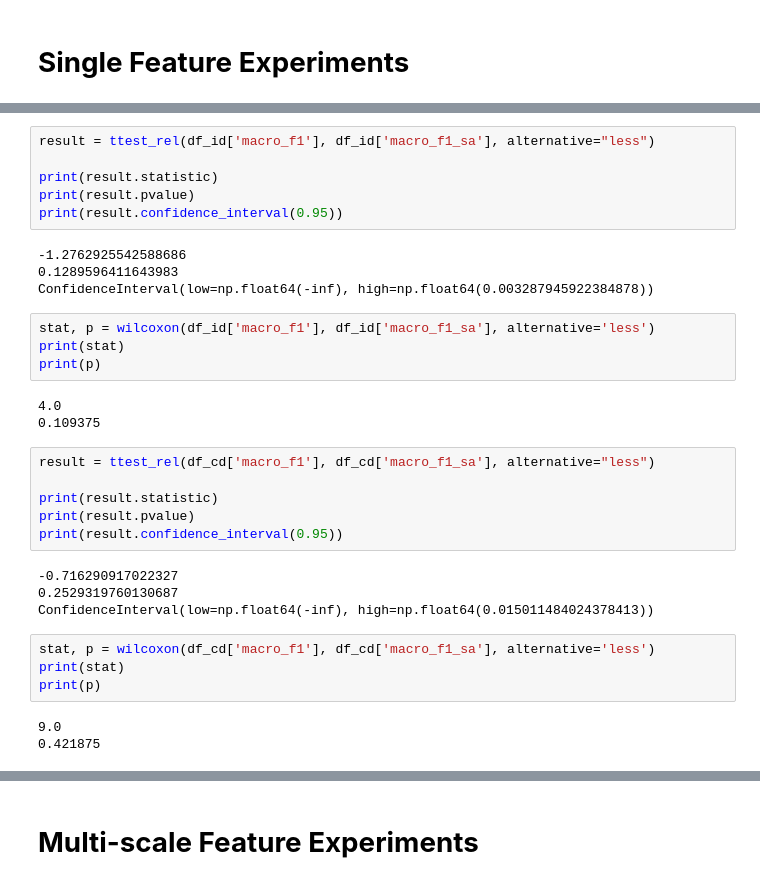
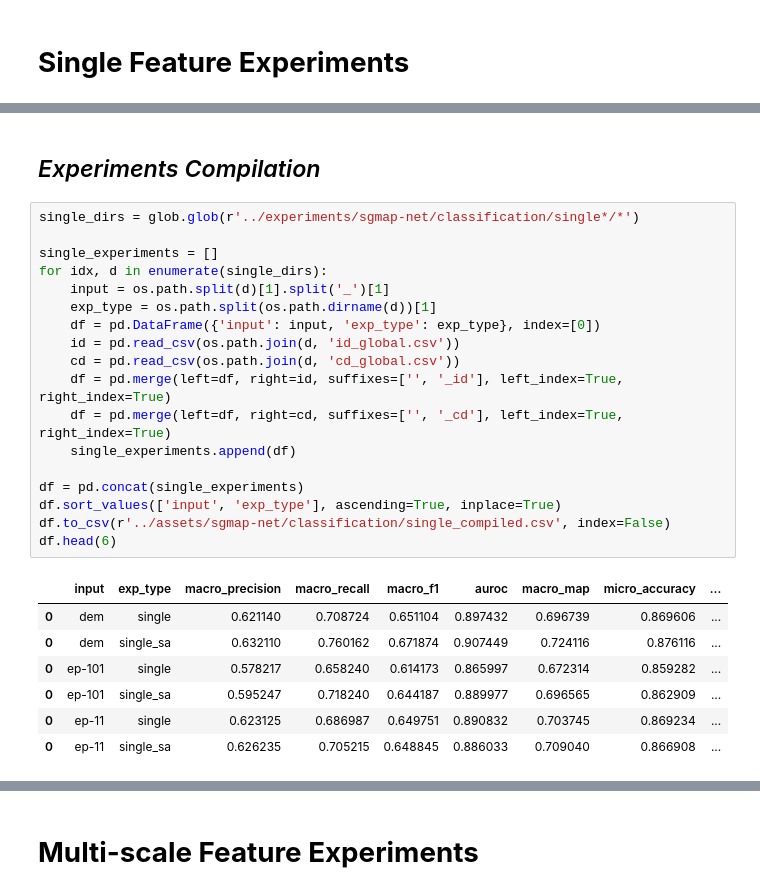
Before and after one commit to masseygeo/earthscape, a Jupyter notebook: notebooks/analysis_sgmapnet_cls.ipynb, the cells around one changed output, grey strips where cells are left out. Drawn from its saved outputs; the diff is of its cells as text.

Commit message:
New single modality and self attention experiments; new multi-scale with self-attention and separate branches+concat experiments. Updated SGMap-Net analysis notebook.

```diff
--- a/notebooks/analysis_sgmapnet_cls.ipynb
+++ b/notebooks/analysis_sgmapnet_cls.ipynb
@@ -364,34 +220,28 @@ from scipy.stats import wilcoxon
-# %%
-result = ttest_rel(df_id['macro_f1'], df_id['macro_f1_sa'], alternative="less")
-
-print(result.statistic)
-print(result.pvalue)
-print(result.confidence_interval(0.95))
-# %% [output]
--1.2762925542588686
-0.1289596411643983
-ConfidenceInterval(low=np.float64(-inf), high=np.float64(0.003287945922384878))
-# %%
-stat, p = wilcoxon(df_id['macro_f1'], df_id['macro_f1_sa'], alternative='less')
-print(stat)
-print(p)
-# %% [output]
-4.0
-0.109375
-# %%
-result = ttest_rel(df_cd['macro_f1'], df_cd['macro_f1_sa'], alternative="less")
-
-print(result.statistic)
-print(result.pvalue)
-print(result.confidence_interval(0.95))
-# %% [output]
--0.716290917022327
-0.2529319760130687
-ConfidenceInterval(low=np.float64(-inf), high=np.float64(0.015011484024378413))
-# %%
-stat, p = wilcoxon(df_cd['macro_f1'], df_cd['macro_f1_sa'], alternative='less')
-print(stat)
-print(p)
-# %% [output]
-9.0
-0.421875
+# %% [markdown]
+## *Experiments Compilation*
+# %%
+single_dirs = glob.glob(r'../experiments/sgmap-net/classification/single*/*')
+
+single_experiments = []
+for idx, d in enumerate(single_dirs):
+    input = os.path.split(d)[1].split('_')[1]
+    exp_type = os.path.split(os.path.dirname(d))[1]
+    df = pd.DataFrame({'input': input, 'exp_type': exp_type}, index=[0])
+    id = pd.read_csv(os.path.join(d, 'id_global.csv'))
+    cd = pd.read_csv(os.path.join(d, 'cd_global.csv'))
+    df = pd.merge(left=df, right=id, suffixes=['', '_id'], left_index=True, right_index=True)
+    df = pd.merge(left=df, right=cd, suffixes=['', '_cd'], left_index=True, right_index=True)
+    single_experiments.append(df)
+
+df = pd.concat(single_experiments)
+df.sort_values(['input', 'exp_type'], ascending=True, inplace=True)
+df.to_csv(r'../assets/sgmap-net/classification/single_compiled.csv', index=False)
+df.head(6)
+# %% [output]
+|  | input | exp_type | macro_precision | macro_recall | macro_f1 | auroc | macro_map | micro_accuracy | ... |
+| 0 | dem | single | 0.621140 | 0.708724 | 0.651104 | 0.897432 | 0.696739 | 0.869606 | ... |
+| 0 | dem | single_sa | 0.632110 | 0.760162 | 0.671874 | 0.907449 | 0.724116 | 0.876116 | ... |
+| 0 | ep-101 | single | 0.578217 | 0.658240 | 0.614173 | 0.865997 | 0.672314 | 0.859282 | ... |
+| 0 | ep-101 | single_sa | 0.595247 | 0.718240 | 0.644187 | 0.889977 | 0.696565 | 0.862909 | ... |
+| 0 | ep-11 | single | 0.623125 | 0.686987 | 0.649751 | 0.890832 | 0.703745 | 0.869234 | ... |
+| 0 | ep-11 | single_sa | 0.626235 | 0.705215 | 0.648845 | 0.886033 | 0.709040 | 0.866908 | ... |
```
Also changed, not shown: parts of 25 cells of this notebook, 49 other files.
